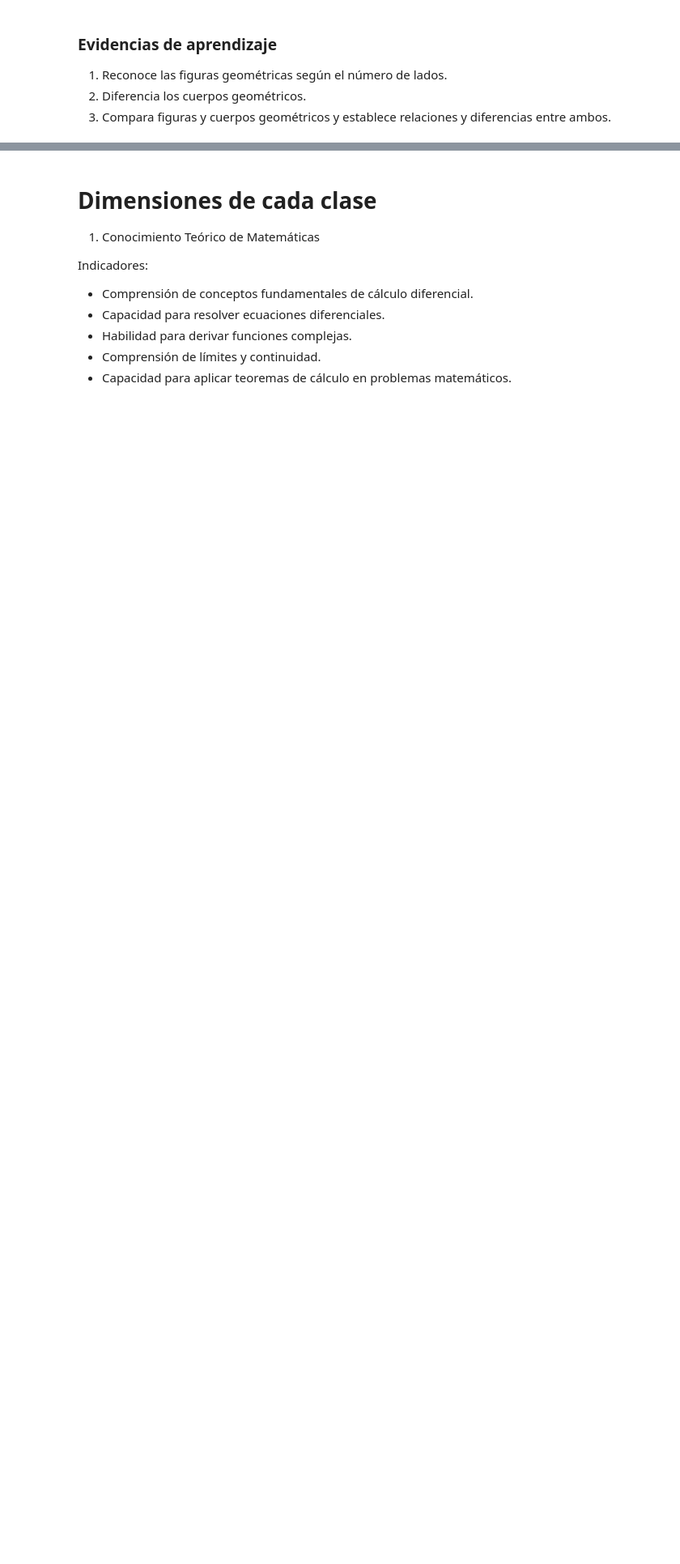
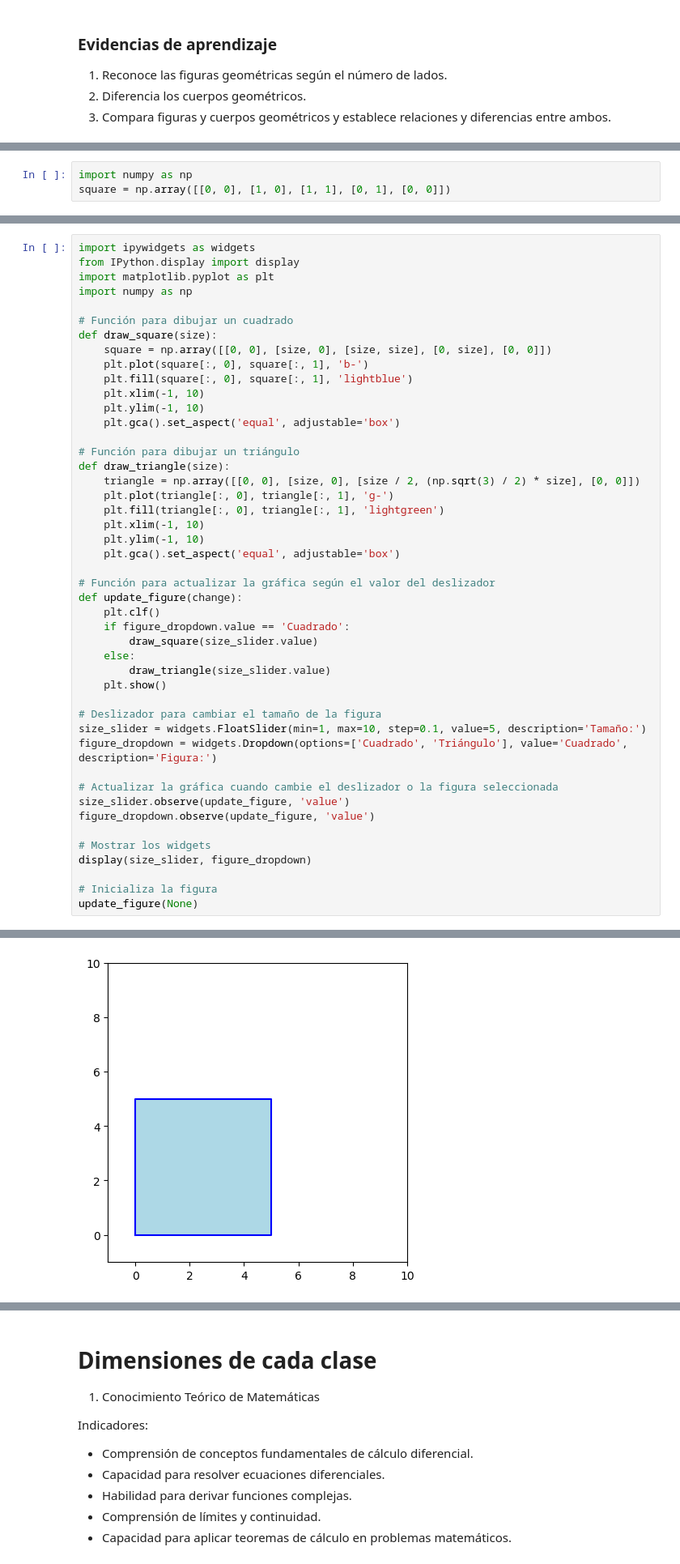
Before and after one commit to marco-canas/desarrollo_pensamiento_matematico_infancia, a Jupyter notebook: clases_2024_2/2_desarrollo_pensamiento_matematico_infancia_grado_2/6_indicador_de_los_dba_figuras_geometricas/1_sexto_indicador_dba_para_grado_2.ipynb, the cells around one changed output, grey strips where cells are left out. Shown at 81% size. Cells and saved outputs as stored; diff of their text form; blank space fills up the shorter version.

```diff
--- a/clases_2024_2/2_desarrollo_pensamiento_matematico_infancia_grado_2/6_indicador_de_los_dba_figuras_geometricas/1_sexto_indicador_dba_para_grado_2.ipynb
+++ b/clases_2024_2/2_desarrollo_pensamiento_matematico_infancia_grado_2/6_indicador_de_los_dba_figuras_geometricas/1_sexto_indicador_dba_para_grado_2.ipynb
@@ -259,0 +331,3 @@ La habitación de Andrés se muestra en la siguiente imagen:
+# %%
+import numpy as np
+square = np.array([[0, 0], [1, 0], [1, 1], [0, 1], [0, 0]])
@@ -259,0 +434,47 @@ La habitación de Andrés se muestra en la siguiente imagen:
+# %%
+import ipywidgets as widgets
+from IPython.display import display
+import matplotlib.pyplot as plt
+import numpy as np
+
+# Función para dibujar un cuadrado
+def draw_square(size):
+    square = np.array([[0, 0], [size, 0], [size, size], [0, size], [0, 0]])
+    plt.plot(square[:, 0], square[:, 1], 'b-')
+    plt.fill(square[:, 0], square[:, 1], 'lightblue')
+    plt.xlim(-1, 10)
+    plt.ylim(-1, 10)
+    plt.gca().set_aspect('equal', adjustable='box')
+
+# Función para dibujar un triángulo
+def draw_triangle(size):
+    triangle = np.array([[0, 0], [size, 0], [size / 2, (np.sqrt(3) / 2) * size], [0, 0]])
+    plt.plot(triangle[:, 0], triangle[:, 1], 'g-')
+    plt.fill(triangle[:, 0], triangle[:, 1], 'lightgreen')
+    plt.xlim(-1, 10)
+    plt.ylim(-1, 10)
+    plt.gca().set_aspect('equal', adjustable='box')
+
+# Función para actualizar la gráfica según el valor del deslizador
+def update_figure(change):
+    plt.clf()
+    if figure_dropdown.value == 'Cuadrado':
+        draw_square(size_slider.value)
+    else:
+        draw_triangle(size_slider.value)
+    plt.show()
+
+# Deslizador para cambiar el tamaño de la figura
+size_slider = widgets.FloatSlider(min=1, max=10, step=0.1, value=5, description='Tamaño:')
+figure_dropdown = widgets.Dropdown(options=['Cuadrado', 'Triángulo'], value='Cuadrado', description='Figura:')
+
+# Actualizar la gráfica cuando cambie el deslizador o la figura seleccionada
+size_slider.observe(update_figure, 'value')
+figure_dropdown.observe(update_figure, 'value')
+
+# Mostrar los widgets
+display(size_slider, figure_dropdown)
+
+# Inicializa la figura
+update_figure(None)
+# %% [output]
@@ -259,0 +483 @@ La habitación de Andrés se muestra en la siguiente imagen:
+[figure, added]
```
Also changed, not shown: parts of 17 cells of this notebook.
